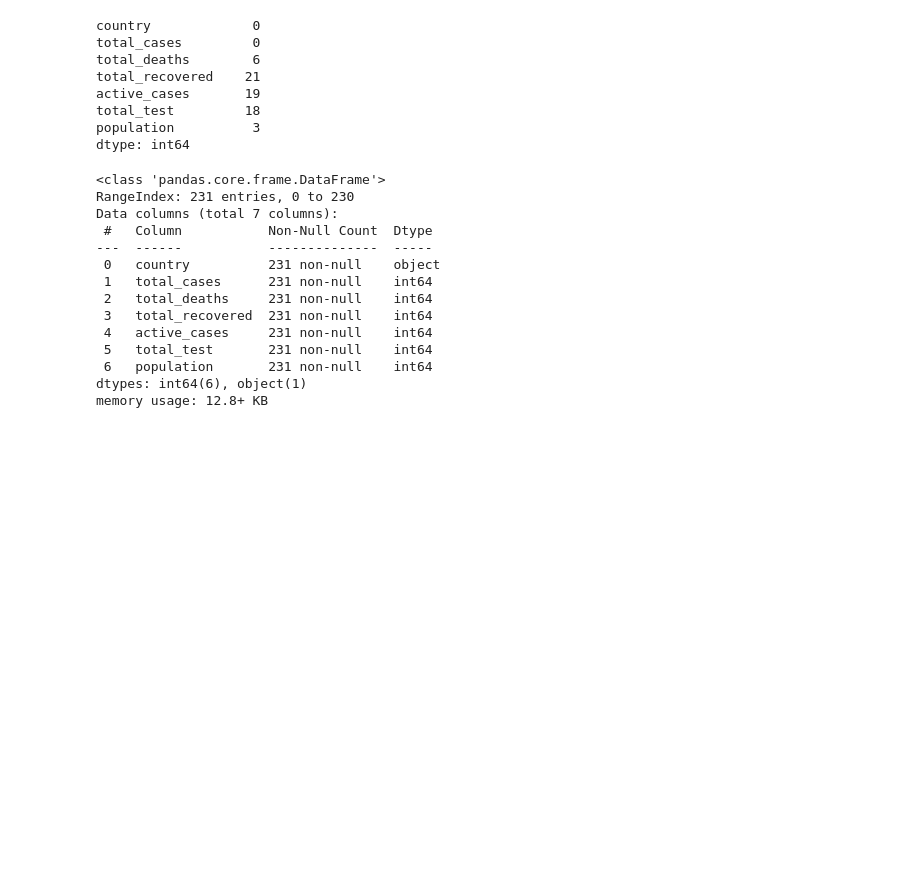
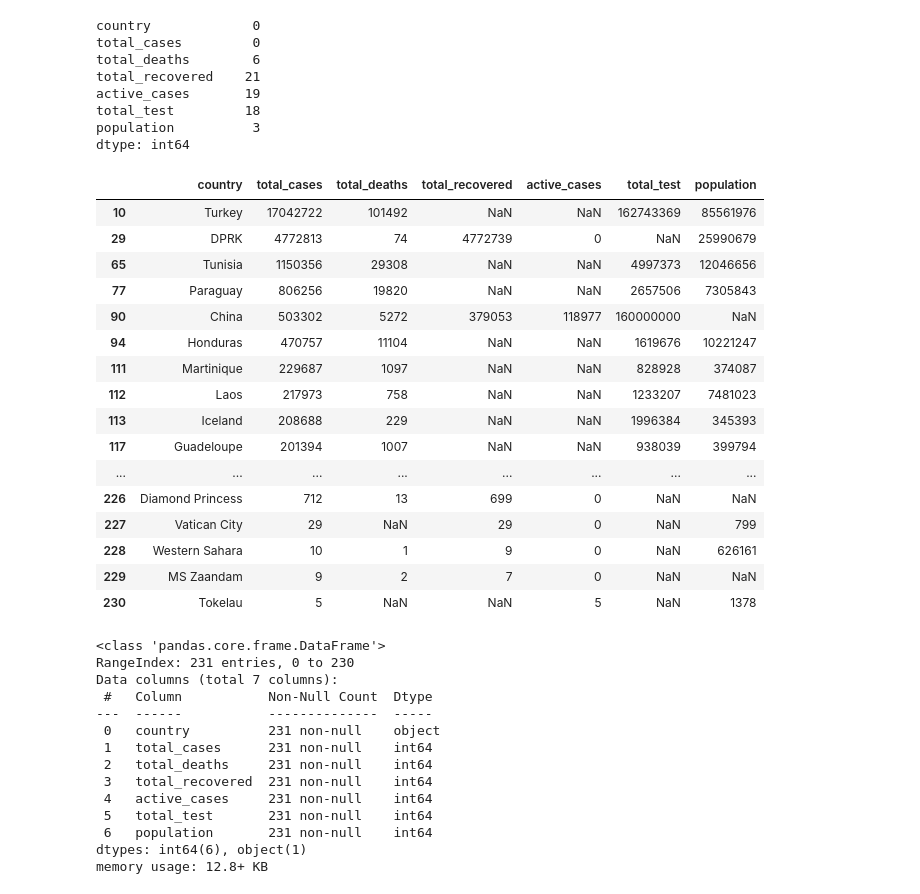
Before and after one commit to Luiss0606/proyectos, a Jupyter notebook: covid_cases/main_analysis.ipynb, the cells around one changed output. Cells and saved outputs as stored; diff of their text form; code cells hidden in the pictures; blank space fills up the shorter version.

Commit message:
Actualizando README, covid_cases, gitignore

```diff
--- a/covid_cases/main_analysis.ipynb
+++ b/covid_cases/main_analysis.ipynb
@@ -111,0 +110,21 @@ df = df.fillna(0)
+# %%
+# show the row with missing values
+df[df.isna().any(axis=1)]
+# %% [output]
+|  | country | total_cases | total_deaths | total_recovered | active_cases | total_test | population |
+| 10 | Turkey | 17042722 | 101492 | NaN | NaN | 162743369 | 85561976 |
+| 29 | DPRK | 4772813 | 74 | 4772739 | 0 | NaN | 25990679 |
+| 65 | Tunisia | 1150356 | 29308 | NaN | NaN | 4997373 | 12046656 |
+| 77 | Paraguay | 806256 | 19820 | NaN | NaN | 2657506 | 7305843 |
+| 90 | China | 503302 | 5272 | 379053 | 118977 | 160000000 | NaN |
+| 94 | Honduras | 470757 | 11104 | NaN | NaN | 1619676 | 10221247 |
+| 111 | Martinique | 229687 | 1097 | NaN | NaN | 828928 | 374087 |
+| 112 | Laos | 217973 | 758 | NaN | NaN | 1233207 | 7481023 |
+| 113 | Iceland | 208688 | 229 | NaN | NaN | 1996384 | 345393 |
+| 117 | Guadeloupe | 201394 | 1007 | NaN | NaN | 938039 | 399794 |
+| ... | ... | ... | ... | ... | ... | ... | ... |
+| 226 | Diamond Princess | 712 | 13 | 699 | 0 | NaN | NaN |
+| 227 | Vatican City | 29 | NaN | 29 | 0 | NaN | 799 |
+| 228 | Western Sahara | 10 | 1 | 9 | 0 | NaN | 626161 |
+| 229 | MS Zaandam | 9 | 2 | 7 | 0 | NaN | NaN |
+| 230 | Tokelau | 5 | NaN | NaN | 5 | NaN | 1378 |
```
Also changed, not shown: parts of 10 cells of this notebook, 2 other files.
